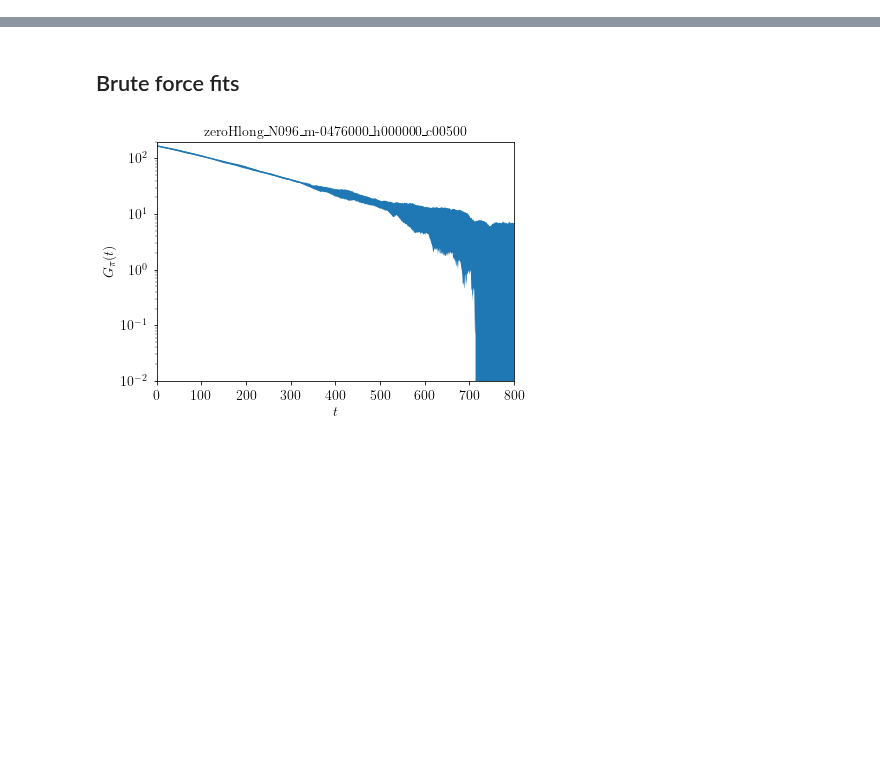
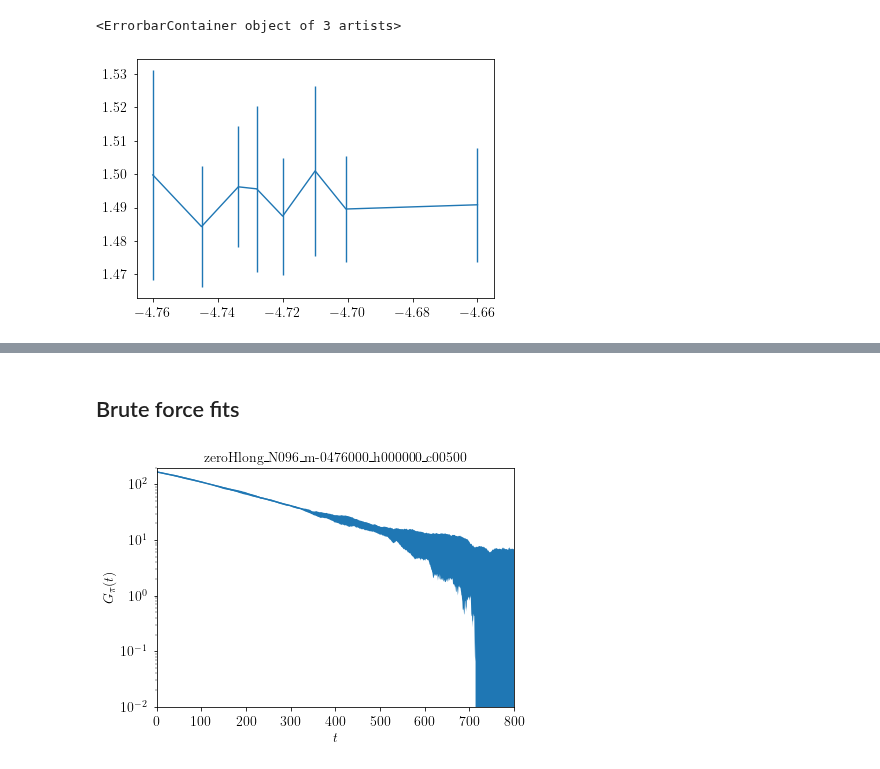
Before and after one commit to jannisgebbo/langevinA, a Jupyter notebook: jupyter_notebooks/RestoredPhaseCorrelationLengthTimePrec.ipynb, the cells around one changed output, grey strips where cells are left out. Drawn from its saved outputs; the diff is of its cells as text; code cells hidden in the pictures; blank space fills up the shorter version.

```diff
--- a/jupyter_notebooks/RestoredPhaseCorrelationLengthTimePrec.ipynb
+++ b/jupyter_notebooks/RestoredPhaseCorrelationLengthTimePrec.ipynb
@@ -77,3 +77,23 @@ for m in masses:
         dataFn[m][v] = getNameStr(m, v)
         data[m][v] = ConfResults(fn="../run_H0/" + dataFn[m][v] + "/" + dataFn[m][v] + ".h5" ,thTime=5000,dt=dt, data_format="new", processedDir=processedDataDir, plotDir=gdir,loadFourierBool = True)
         fitter[m][v] = Fitter(data[m][v], chi0 = chi0, chiperp = 1, L=v, k=0)
+# %%
+for v in volumes:
+    for m in masses:
+        data[m][v].loadAv("M2")
+        data[m][v].loadAv("M22")
+# %%
+binder = []
+binderErr = []
+for v in volumes:
+    for m in masses:
+        t1,t, block1=blocking( data[m][v].av["M2"][5000:])
+        t2,t, block2=blocking( data[m][v].av["M22"][5000:])
+        binderBlock= block2 / block1**2
+        binder.append(np.mean(binderBlock))
+        binderErr.append(np.std(binderBlock))
+# %%
+plt.errorbar(masses,binder, binderErr)
+# %% [output]
+<ErrorbarContainer object of 3 artists>
+[figure, added]
```
Also changed, not shown: parts of 1 cell of this notebook, 2 other files.
